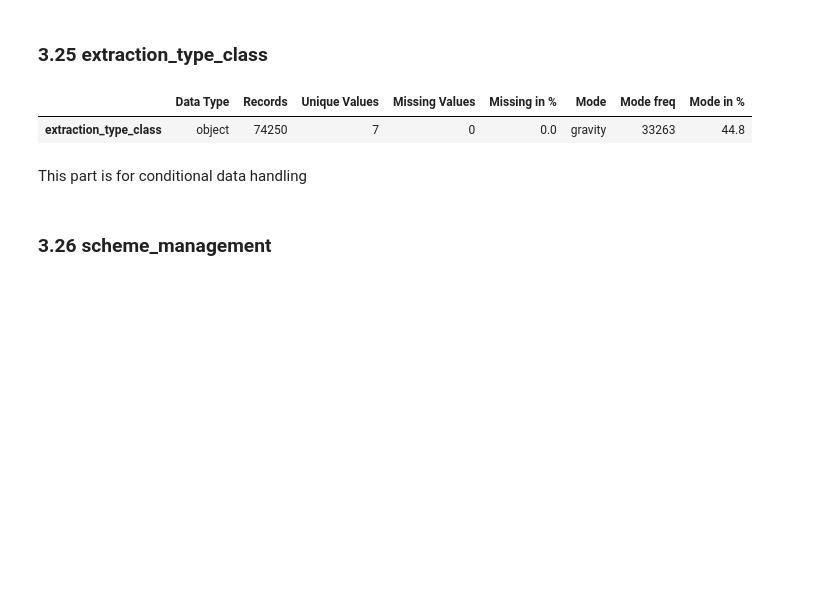
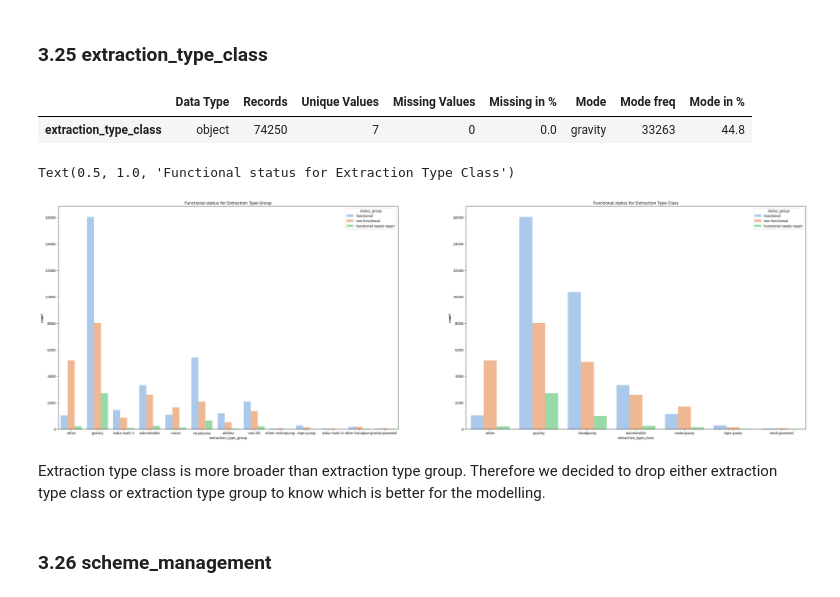
Before and after one commit to ryanlui16055/Water-Pump-Prediction, a Jupyter notebook: code/main modify.ipynb, the cells around one changed output. Cells and saved outputs as stored; diff of their text form; code cells hidden in the pictures; blank space fills up the shorter version.

```diff
--- a/code/main modify.ipynb
+++ b/code/main modify.ipynb
@@ -1076,14 +1107,9 @@ All_data_3['construction_year'] = All_data_3['construction_year'].apply(categori
 # %%
 # Do one hot encoding
-one_hot_encoded_data = pd.get_dummies(All_data['construction_year'], dtype='int_')
-All_data = pd.concat([All_data, one_hot_encoded_data],axis=1)
+construct_year = pd.get_dummies(All_data['construction_year'], dtype='int_')
+All_data = pd.concat([All_data, construct_year],axis=1)
 
 All_data.head()
-
-one_hot_encoded_data = pd.get_dummies(All_data_3['construction_year'], dtype='int_')
-All_data_3 = pd.concat([All_data_3, one_hot_encoded_data],axis=1)
-
-All_data_3.head()
 # %% [output]
 |  | id | amount_tsh | date_recorded | funder | gps_height | installer | longitude | latitude | wpt_name | ... |
 | 0 | 50785 | 0.0 | 4/2/2013 | Dmdd | 1996 | DMDD | 35.290799 | -4.059696 | Dinamu Secondary School | ... |
@@ -1126,2 +1133,0 @@ plt.show()
-# %%
-All_data = All_data.drop(['extraction_type_group'], axis=1)
@@ -1143,3 +1191,15 @@ cat_analysis.loc[['extraction_type_class']]
 # %% [output]
 |  | Data Type | Records | Unique Values | Missing Values | Missing in % | Mode | Mode freq | Mode in % |
 | extraction_type_class | object | 74250 | 7 | 0 | 0.0 | gravity | 33263 | 44.8 |
+# %%
+# Draw the countplot for extraction type group and extraction type class
+fig, axes = plt.subplots(1, 2, figsize=(40,12))
+
+sns.countplot(x='extraction_type_group', hue='status_group', palette='pastel', data=All_data, ax=axes[0])
+axes[0].set_title('Functional status for Extraction Type Group')
+
+sns.countplot(x='extraction_type_class', hue='status_group', palette='pastel', data=All_data, ax=axes[1])
+axes[1].set_title('Functional status for Extraction Type Class')
+# %% [output]
+Text(0.5, 1.0, 'Functional status for Extraction Type Class')
+[figure, added]
@@ -1150,5 +1214,5 @@ All_data = pd.concat([one_hot_encoded_data, All_data],axis=1)
-# %% [markdown]
-This part is for conditional data handling
+# %% [markdown]
+Extraction type class is more broader than extraction type group. Therefore we decided to drop either extraction type class or extraction type group to know which is better for the modelling.
 # %%
 con_3 = All_data.drop(columns='extraction_type')
 ex_data_list.append(con_3)
```
Also changed, not shown: parts of 38 cells of this notebook.
